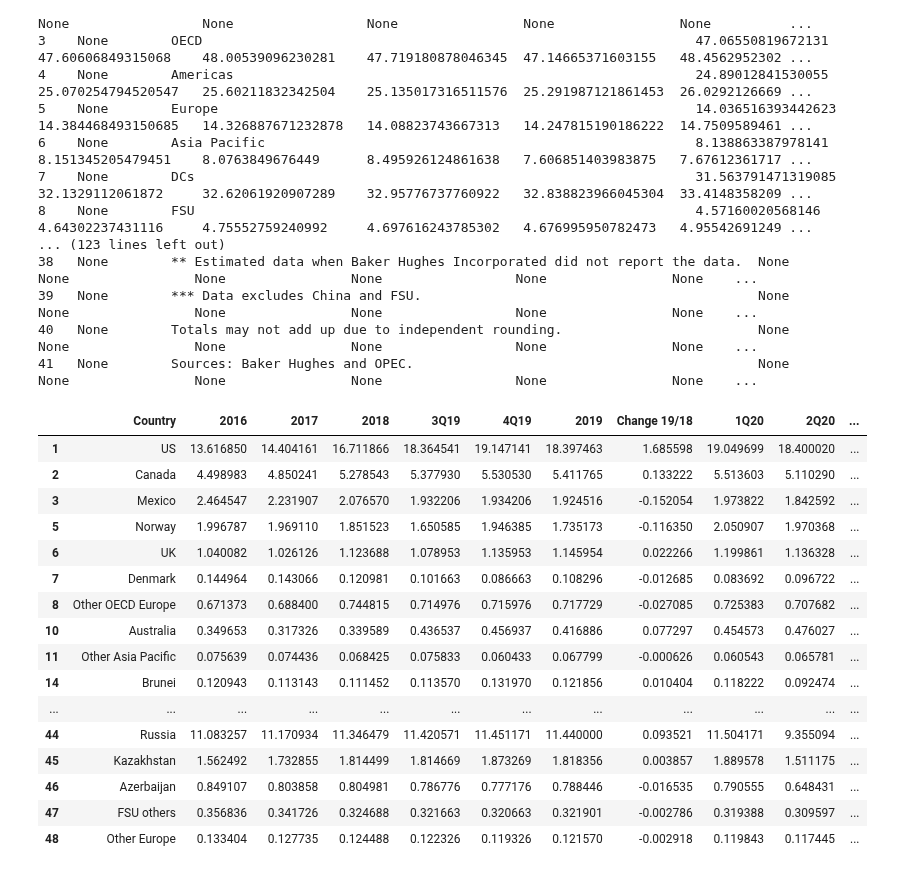
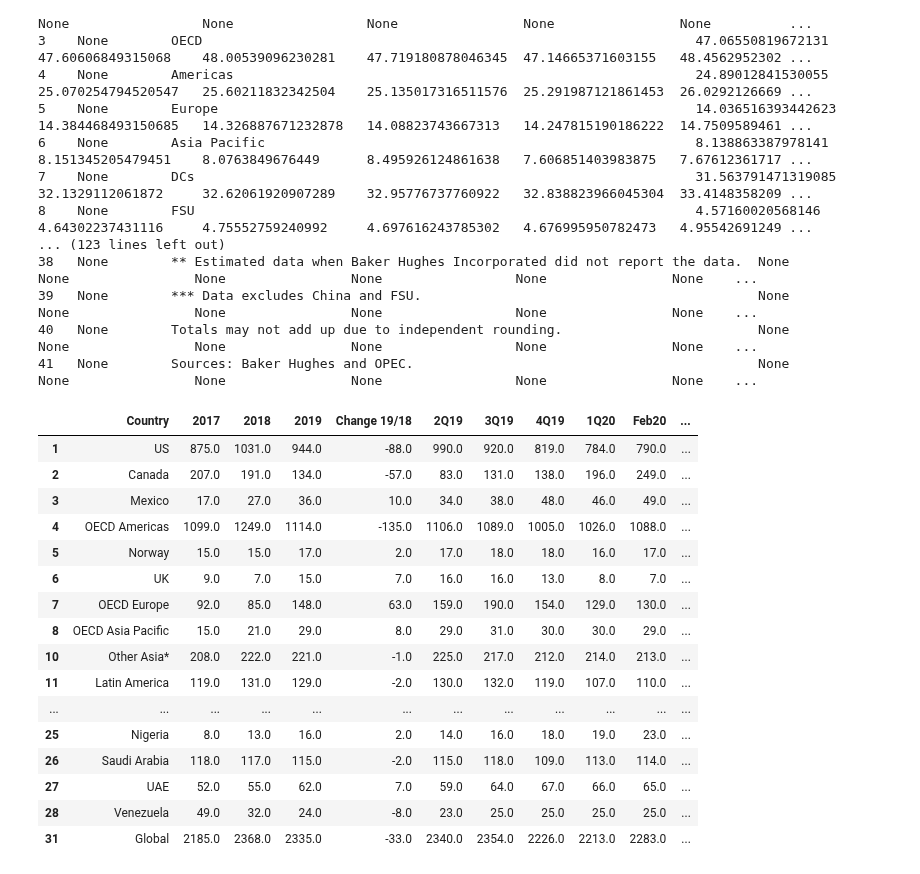
Before and after one commit to gustavhempel/ETL-Pipeline, a Jupyter notebook: completed flow/Opec_Data_query_global_rig_count.ipynb, the cells around one changed output. Drawn from its saved outputs; the diff is of its cells as text; code cells hidden in the pictures.

```diff
--- a/Opec_Data_query_liquid_oil_production.ipynb
+++ b/completed flow/Opec_Data_query_global_rig_count.ipynb
@@ -26,30 +26,34 @@ opec_supply_demand:
 40   None        Totals may not add up due to independent rounding.                         None                None                None                None                 None                None    ...
 41   None        Sources: Baker Hughes and OPEC.                                            None                None                None                None                 None                None    ...
 # %%
-
-oil_liquid_production = pd.read_csv('oil_api/opec//data/oil_liquid_production.csv')
+glb_rig_count = pd.read_csv('opec/data/glb_rig_count.csv')
-# %%
-oil_liquid_production = oil_liquid_production.drop(oil_liquid_production.columns[0], axis=1)
-oil_liquid_production = oil_liquid_production.dropna()
-oil_liquid_production = oil_liquid_production.drop([4,9,12,13,21,27,33,41,42])
-oil_liquid_production = oil_liquid_production.iloc[0:39]
-oil_liquid_production
-# %% [output]
-|  | Country | 2016 | 2017 | 2018 | 3Q19 | 4Q19 | 2019 | Change 19/18 | 1Q20 | 2Q20 | ... |
-| 1 | US | 13.616850 | 14.404161 | 16.711866 | 18.364541 | 19.147141 | 18.397463 | 1.685598 | 19.049699 | 18.400020 | ... |
-| 2 | Canada | 4.498983 | 4.850241 | 5.278543 | 5.377930 | 5.530530 | 5.411765 | 0.133222 | 5.513603 | 5.110290 | ... |
-| 3 | Mexico | 2.464547 | 2.231907 | 2.076570 | 1.932206 | 1.934206 | 1.924516 | -0.152054 | 1.973822 | 1.842592 | ... |
-| 5 | Norway | 1.996787 | 1.969110 | 1.851523 | 1.650585 | 1.946385 | 1.735173 | -0.116350 | 2.050907 | 1.970368 | ... |
-| 6 | UK | 1.040082 | 1.026126 | 1.123688 | 1.078953 | 1.135953 | 1.145954 | 0.022266 | 1.199861 | 1.136328 | ... |
-| 7 | Denmark | 0.144964 | 0.143066 | 0.120981 | 0.101663 | 0.086663 | 0.108296 | -0.012685 | 0.083692 | 0.096722 | ... |
-| 8 | Other OECD Europe | 0.671373 | 0.688400 | 0.744815 | 0.714976 | 0.715976 | 0.717729 | -0.027085 | 0.725383 | 0.707682 | ... |
-| 10 | Australia | 0.349653 | 0.317326 | 0.339589 | 0.436537 | 0.456937 | 0.416886 | 0.077297 | 0.454573 | 0.476027 | ... |
-| 11 | Other Asia Pacific | 0.075639 | 0.074436 | 0.068425 | 0.075833 | 0.060433 | 0.067799 | -0.000626 | 0.060543 | 0.065781 | ... |
-| 14 | Brunei | 0.120943 | 0.113143 | 0.111452 | 0.113570 | 0.131970 | 0.121856 | 0.010404 | 0.118222 | 0.092474 | ... |
-| ... | ... | ... | ... | ... | ... | ... | ... | ... | ... | ... | ... |
-| 44 | Russia | 11.083257 | 11.170934 | 11.346479 | 11.420571 | 11.451171 | 11.440000 | 0.093521 | 11.504171 | 9.355094 | ... |
-| 45 | Kazakhstan | 1.562492 | 1.732855 | 1.814499 | 1.814669 | 1.873269 | 1.818356 | 0.003857 | 1.889578 | 1.511175 | ... |
-| 46 | Azerbaijan | 0.849107 | 0.803858 | 0.804981 | 0.786776 | 0.777176 | 0.788446 | -0.016535 | 0.790555 | 0.648431 | ... |
-| 47 | FSU others | 0.356836 | 0.341726 | 0.324688 | 0.321663 | 0.320663 | 0.321901 | -0.002786 | 0.319388 | 0.309597 | ... |
-| 48 | Other Europe | 0.133404 | 0.127735 | 0.124488 | 0.122326 | 0.119326 | 0.121570 | -0.002918 | 0.119843 | 0.117445 | ... |
+# %%
+glb_rig_count = glb_rig_count.drop(glb_rig_count.columns[0], axis=1)
+glb_rig_count = glb_rig_count.dropna(how='all')
+glb_rig_count = glb_rig_count.drop([0])
+glb_rig_count = glb_rig_count.iloc[0:30]
+glb_rig_count = glb_rig_count.drop([9,14,15,29])
+glb_rig_count.at[31,'Country']= 'Global'
+# %%
+
+glb_rig_count = glb_rig_count.round()
+glb_rig_count
+# %% [output]
+|  | Country | 2017 | 2018 | 2019 | Change 19/18 | 2Q19 | 3Q19 | 4Q19 | 1Q20 | Feb20 | ... |
+| 1 | US | 875.0 | 1031.0 | 944.0 | -88.0 | 990.0 | 920.0 | 819.0 | 784.0 | 790.0 | ... |
+| 2 | Canada | 207.0 | 191.0 | 134.0 | -57.0 | 83.0 | 131.0 | 138.0 | 196.0 | 249.0 | ... |
+| 3 | Mexico | 17.0 | 27.0 | 36.0 | 10.0 | 34.0 | 38.0 | 48.0 | 46.0 | 49.0 | ... |
+| 4 | OECD Americas | 1099.0 | 1249.0 | 1114.0 | -135.0 | 1106.0 | 1089.0 | 1005.0 | 1026.0 | 1088.0 | ... |
+| 5 | Norway | 15.0 | 15.0 | 17.0 | 2.0 | 17.0 | 18.0 | 18.0 | 16.0 | 17.0 | ... |
+| 6 | UK | 9.0 | 7.0 | 15.0 | 7.0 | 16.0 | 16.0 | 13.0 | 8.0 | 7.0 | ... |
+| 7 | OECD Europe | 92.0 | 85.0 | 148.0 | 63.0 | 159.0 | 190.0 | 154.0 | 129.0 | 130.0 | ... |
+| 8 | OECD Asia Pacific | 15.0 | 21.0 | 29.0 | 8.0 | 29.0 | 31.0 | 30.0 | 30.0 | 29.0 | ... |
+| 10 | Other Asia* | 208.0 | 222.0 | 221.0 | -1.0 | 225.0 | 217.0 | 212.0 | 214.0 | 213.0 | ... |
+| 11 | Latin America | 119.0 | 131.0 | 129.0 | -2.0 | 130.0 | 132.0 | 119.0 | 107.0 | 110.0 | ... |
+| ... | ... | ... | ... | ... | ... | ... | ... | ... | ... | ... | ... |
+| 25 | Nigeria | 8.0 | 13.0 | 16.0 | 2.0 | 14.0 | 16.0 | 18.0 | 19.0 | 23.0 | ... |
+| 26 | Saudi Arabia | 118.0 | 117.0 | 115.0 | -2.0 | 115.0 | 118.0 | 109.0 | 113.0 | 114.0 | ... |
+| 27 | UAE | 52.0 | 55.0 | 62.0 | 7.0 | 59.0 | 64.0 | 67.0 | 66.0 | 65.0 | ... |
+| 28 | Venezuela | 49.0 | 32.0 | 24.0 | -8.0 | 23.0 | 25.0 | 25.0 | 25.0 | 25.0 | ... |
+| 31 | Global | 2185.0 | 2368.0 | 2335.0 | -33.0 | 2340.0 | 2354.0 | 2226.0 | 2213.0 | 2283.0 | ... |
 # %%
```
Also changed, not shown: parts of 1 cell of this notebook, 34 other files.
